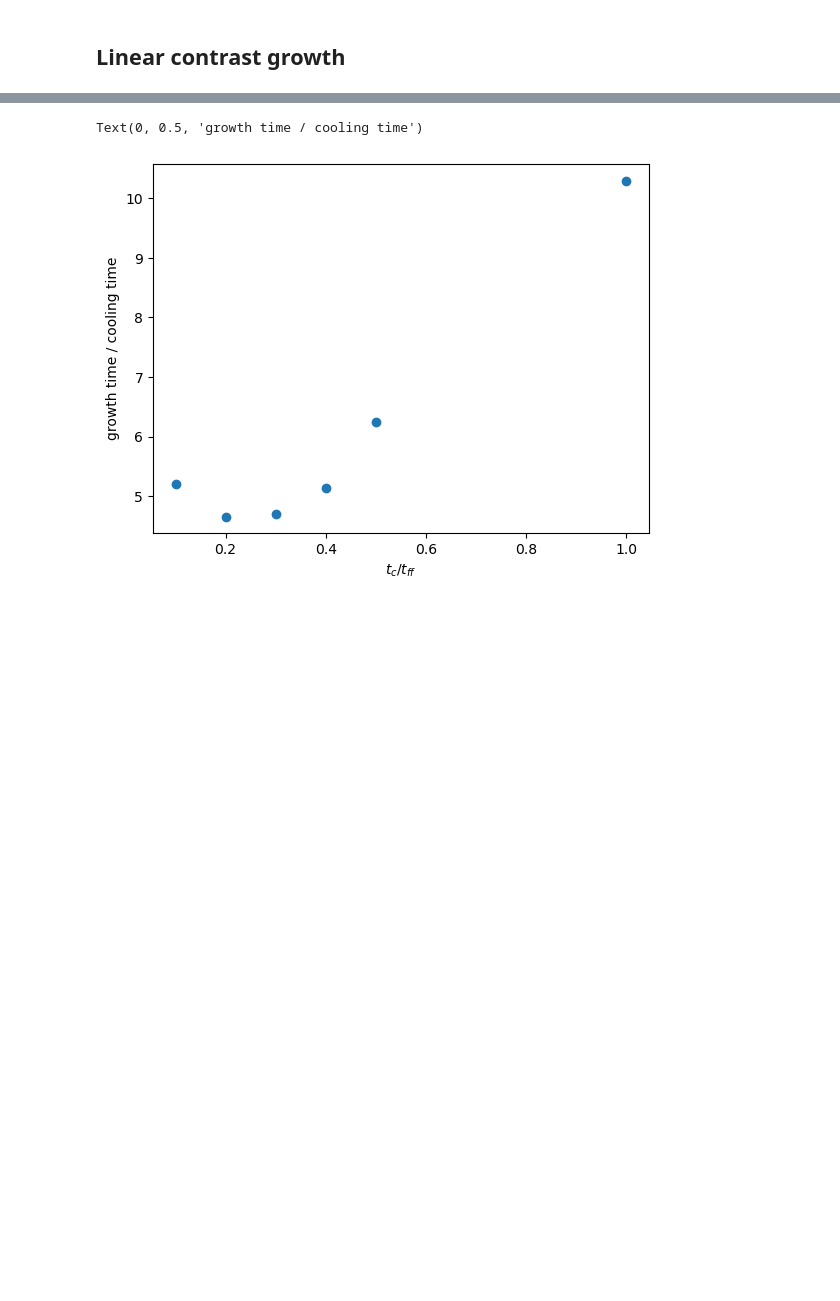
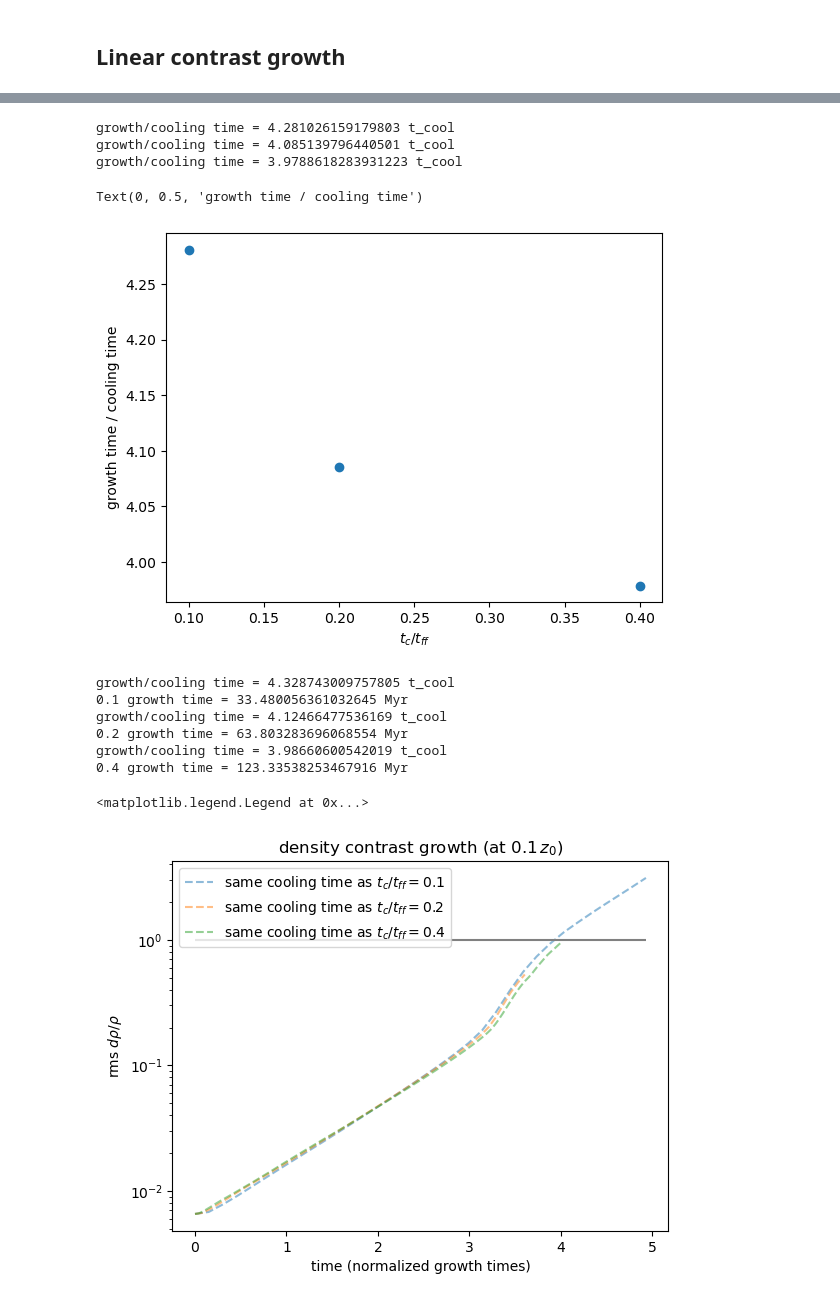
Before and after one commit to parthenon-hpc-lab/athenapk, a Jupyter notebook: growth_vs_time.ipynb, the cells around one changed output, grey strips where cells are left out. Saved outputs shown, nothing was run; the diff lists cells and outputs as text; code cells hidden in the pictures; blank space fills up the shorter version.

Commit message:
update input files

```diff
--- a/growth_vs_time.ipynb
+++ b/growth_vs_time.ipynb
@@ -127,10 +124,13 @@ plt.legend(loc='best')
 tc_tff_arr = []
 growth_time_arr = []
 cooling_time_arr = []
+sample_height = 0.1 * scale_height
+
 for ts in data:
     tc_tff, (ts_name, time_arr, drho_arr, Mach_arr) = ts
     growth_time_Myr = growth_fit(time_arr, drho_arr)
     cooling_time_Myr = get_cooling_time(sample_height * 1.0e3 * parsec_in_cm, profile="inputs/hse_alpha_0_tc_tff_" + str(tc_tff) + ".txt")
+    print(f"growth/cooling time = {growth_time_Myr / cooling_time_Myr} t_cool")
     tc_tff_arr.append(tc_tff)
     growth_time_arr.append(growth_time_Myr)
     cooling_time_arr.append(cooling_time_Myr)
@@ -138,7 +138,44 @@ for ts in data:
 plt.scatter(tc_tff_arr, np.asarray(growth_time_arr)/np.asarray(cooling_time_arr))
 plt.xlabel(r"$t_c / t_{ff}$")
 plt.ylabel("growth time / cooling time")
-#plt.yscale('log')
 # %% [output]
-Text(0, 0.5, 'growth time / cooling time')
+growth/cooling time = 4.281026159179803 t_cool
+growth/cooling time = 4.085139796440501 t_cool
+growth/cooling time = 3.9788618283931223 t_cool
+Text(0, 0.5, 'growth time / cooling time')
-[figure, old version]
+[figure, new version]
+# %%
+tc_tff_arr = []
+growth_time_arr = []
+cooling_time_arr = []
+max_time = -np.inf
+sample_height = 0.1 * scale_height
+
+for tc_tff, dir in dirs:
+    ts_name, time_arr, drho_arr, Mach_arr = get_timeseries(dir, height=sample_height)
+    growth_time_Myr = growth_fit(time_arr, drho_arr)
+    cooling_time_Myr = get_cooling_time(sample_height * 1.0e3 * parsec_in_cm, profile="inputs/hse_alpha_0_tc_tff_" + str(tc_tff) + ".txt")
+    print(f"growth/cooling time = {growth_time_Myr / cooling_time_Myr} t_cool")
+    tc_tff_arr.append(tc_tff)
+    growth_time_arr.append(growth_time_Myr)
+    cooling_time_arr.append(cooling_time_Myr)
+
+    print(str(tc_tff) + " growth time =", growth_time_Myr, "Myr")
+    max_time = np.maximum(max_time, np.max(time_arr / growth_time_Myr))
+    plt.plot(time_arr / growth_time_Myr, drho_arr, '--', alpha=0.5, label=r"same cooling time as $t_c/t_{ff}=" + str(tc_tff) + r"$")
+
+plt.hlines(xmin=0, xmax=max_time, y=1.0, color='gray')
+plt.xlabel("time (normalized growth times)")
+plt.ylabel(r"rms $d \rho / \rho$")
+plt.yscale('log')
+plt.title(r"density contrast growth (at $0.1 \, z_0$)")
+plt.legend(loc='best')
+# %% [output]
+growth/cooling time = 4.328743009757805 t_cool
+0.1 growth time = 33.480056361032645 Myr
+growth/cooling time = 4.12466477536169 t_cool
+0.2 growth time = 63.803283696068554 Myr
+growth/cooling time = 3.98660600542019 t_cool
+0.4 growth time = 123.33538253467916 Myr
+<matplotlib.legend.Legend at 0x...>
+[figure, added]
```
Also changed, not shown: parts of 4 cells of this notebook, 5 other files.
